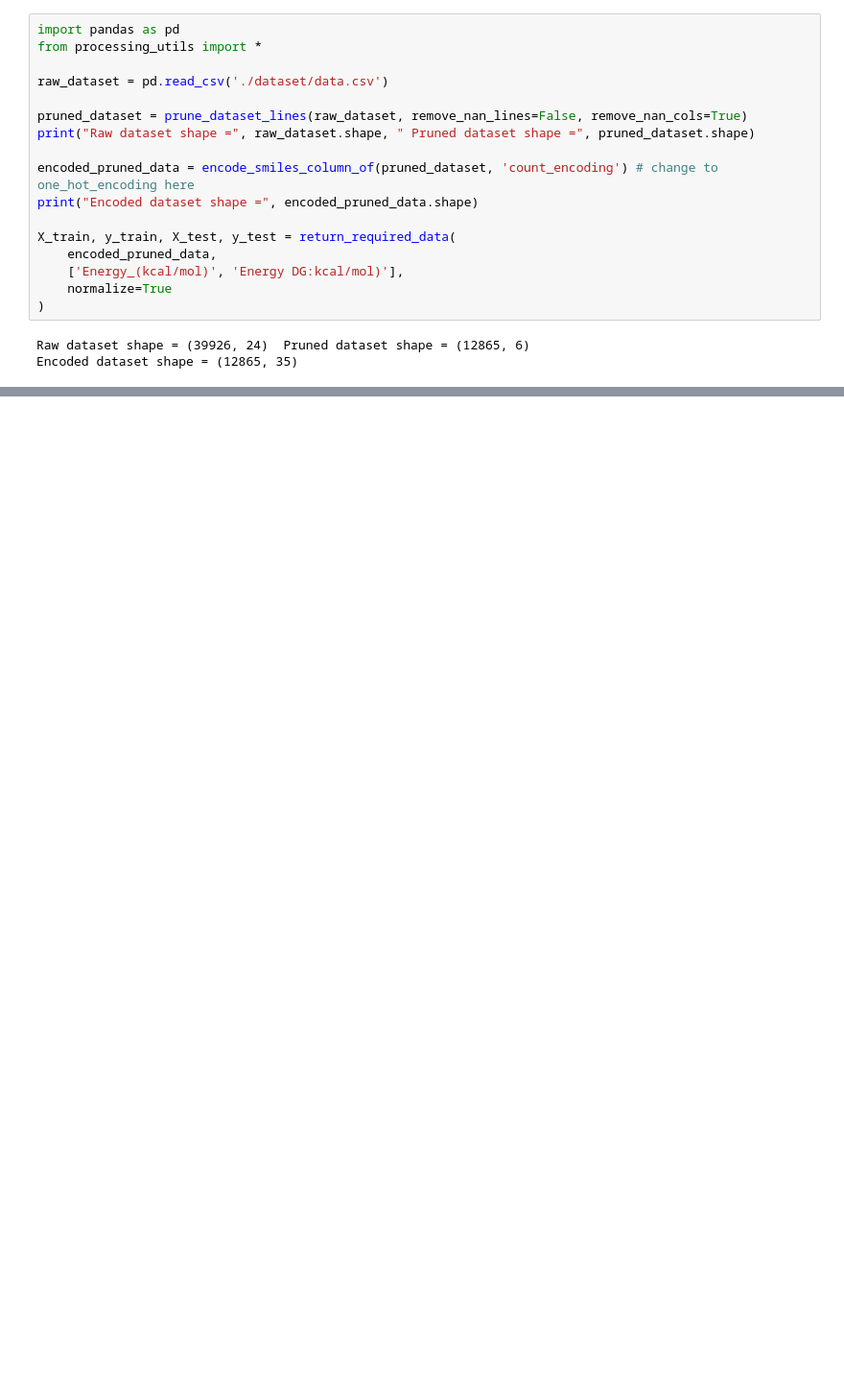
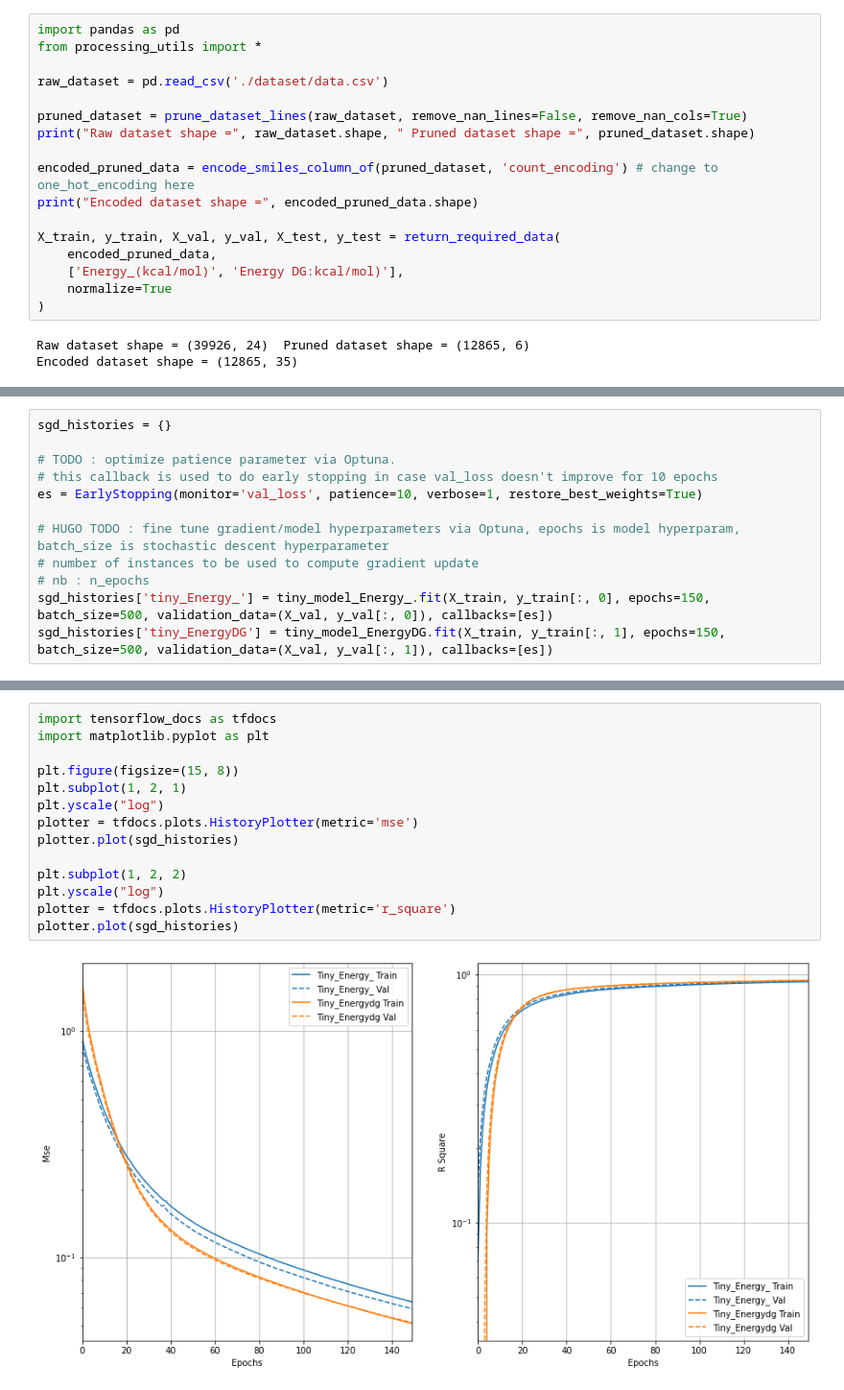
Before and after one commit to HaldiH/dm_project, a Jupyter notebook: keras.ipynb, the cells around one changed output, grey strips where cells are left out. Shown at 96% size. Drawn from its saved outputs; the diff is of its cells as text; blank space fills up the shorter version.

Commit message:
added keras plots for fat neural networks

```diff
--- a/keras.ipynb
+++ b/keras.ipynb
@@ -12,7 +12,7 @@ print("Raw dataset shape =", raw_dataset.shape, " Pruned dataset shape =", prune
 encoded_pruned_data = encode_smiles_column_of(pruned_dataset, 'count_encoding') # change to one_hot_encoding here
 print("Encoded dataset shape =", encoded_pruned_data.shape)
 
-X_train, y_train, X_test, y_test = return_required_data(
+X_train, y_train, X_val, y_val, X_test, y_test = return_required_data(
     encoded_pruned_data,
     ['Energy_(kcal/mol)', 'Energy DG:kcal/mol)'],
     normalize=True
@@ -65,0 +57,12 @@ plotter.plot(histories)
+# %%
+sgd_histories = {}
+
+# TODO : optimize patience parameter via Optuna.
+# this callback is used to do early stopping in case val_loss doesn't improve for 10 epochs
+es = EarlyStopping(monitor='val_loss', patience=10, verbose=1, restore_best_weights=True)
+
+# HUGO TODO : fine tune gradient/model hyperparameters via Optuna, epochs is model hyperparam, batch_size is stochastic descent hyperparameter
+# number of instances to be used to compute gradient update
+# nb : n_epochs
+sgd_histories['tiny_Energy_'] = tiny_model_Energy_.fit(X_train, y_train[:, 0], epochs=150, batch_size=500, validation_data=(X_val, y_val[:, 0]), callbacks=[es])
+sgd_histories['tiny_EnergyDG'] = tiny_model_EnergyDG.fit(X_train, y_train[:, 1], epochs=150, batch_size=500, validation_data=(X_val, y_val[:, 1]), callbacks=[es])
@@ -65,0 +87,16 @@ plotter.plot(histories)
+# %%
+import tensorflow_docs as tfdocs
+import matplotlib.pyplot as plt
+
+plt.figure(figsize=(15, 8))
+plt.subplot(1, 2, 1)
+plt.yscale("log")
+plotter = tfdocs.plots.HistoryPlotter(metric='mse')
+plotter.plot(sgd_histories)
+
+plt.subplot(1, 2, 2)
+plt.yscale("log")
+plotter = tfdocs.plots.HistoryPlotter(metric='r_square')
+plotter.plot(sgd_histories)
+# %% [output]
+[figure, added]
```
Also changed, not shown: parts of 19 cells of this notebook, 3 other files.
